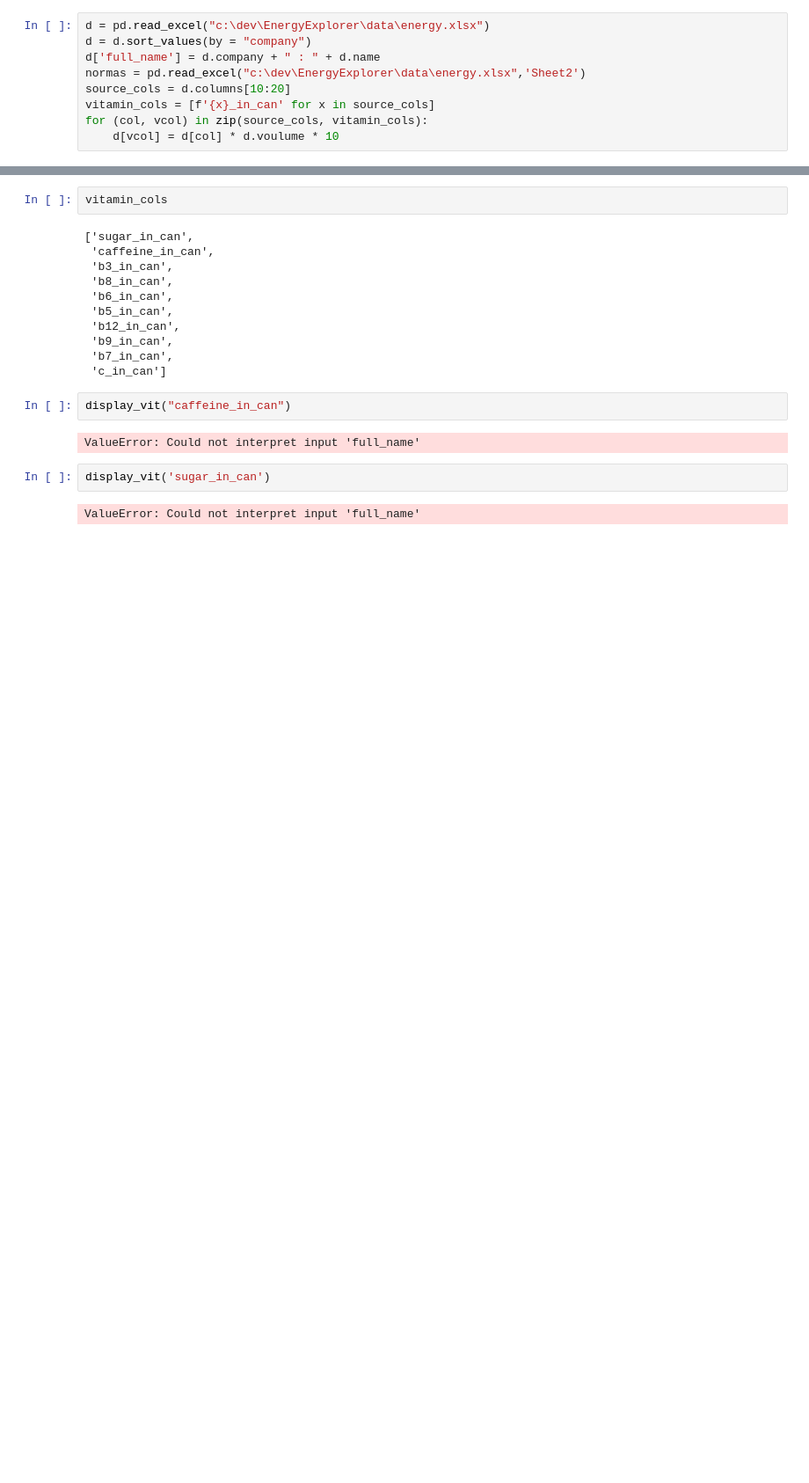
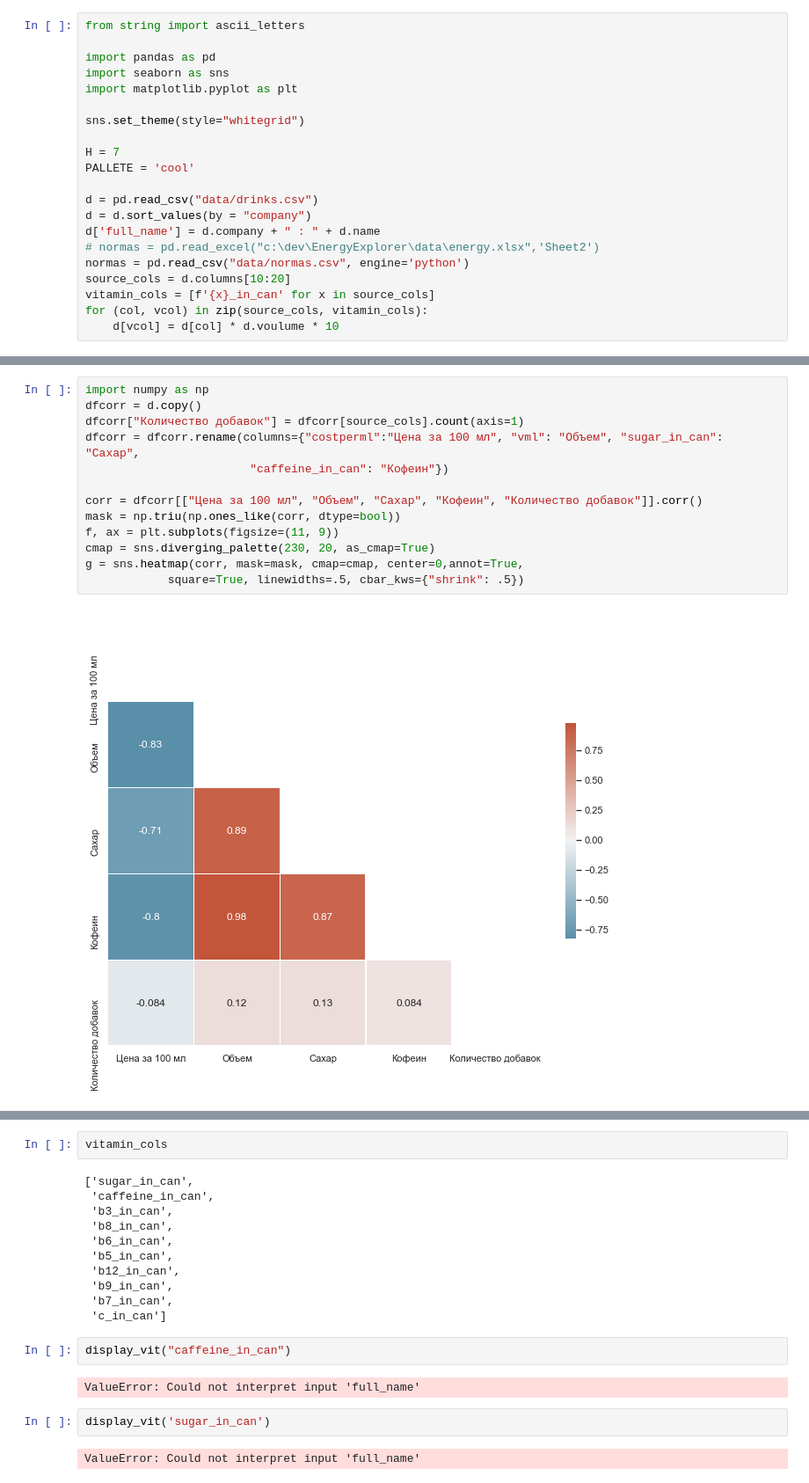
Before and after one commit to Zedddie/EnergyExplorer, a Jupyter notebook: practice.ipynb, the cells around one changed output, grey strips where cells are left out. Shown at 88% size. Cells and saved outputs as stored; diff of their text form; blank space fills up the shorter version.

```diff
--- a/practice.ipynb
+++ b/practice.ipynb
@@ -11,9 +11,21 @@ H = 8
 PALLETE = 'cool'
 # %%
-d = pd.read_excel("c:\dev\EnergyExplorer\data\energy.xlsx")
+from string import ascii_letters
+
+import pandas as pd
+import seaborn as sns
+import matplotlib.pyplot as plt
+
+sns.set_theme(style="whitegrid")
+
+H = 7
+PALLETE = 'cool'
+
+d = pd.read_csv("data/drinks.csv")
 d = d.sort_values(by = "company")
 d['full_name'] = d.company + " : " + d.name
-normas = pd.read_excel("c:\dev\EnergyExplorer\data\energy.xlsx",'Sheet2')
+# normas = pd.read_excel("c:\dev\EnergyExplorer\data\energy.xlsx",'Sheet2')
+normas = pd.read_csv("data/normas.csv", engine='python')
 source_cols = d.columns[10:20]
 vitamin_cols = [f'{x}_in_can' for x in source_cols]
 for (col, vcol) in zip(source_cols, vitamin_cols):
@@ -37,3 +59,18 @@ def display_vit(x):
 
 def get_normas(x):
     return normas[normas.vitamins==x].to_records(index=False)[0]
+# %%
+import numpy as np
+dfcorr = d.copy()
+dfcorr["Количество добавок"] = dfcorr[source_cols].count(axis=1)
+dfcorr = dfcorr.rename(columns={"costperml":"Цена за 100 мл", "vml": "Объем", "sugar_in_can": "Сахар",
+                        "caffeine_in_can": "Кофеин"})
+
+corr = dfcorr[["Цена за 100 мл", "Объем", "Сахар", "Кофеин", "Количество добавок"]].corr()
+mask = np.triu(np.ones_like(corr, dtype=bool))
+f, ax = plt.subplots(figsize=(11, 9))
+cmap = sns.diverging_palette(230, 20, as_cmap=True)
+g = sns.heatmap(corr, mask=mask, cmap=cmap, center=0,annot=True,
+            square=True, linewidths=.5, cbar_kws={"shrink": .5})
+# %% [output]
+[figure, added]
```
Also changed, not shown: parts of 5 cells of this notebook, 4 other files.
